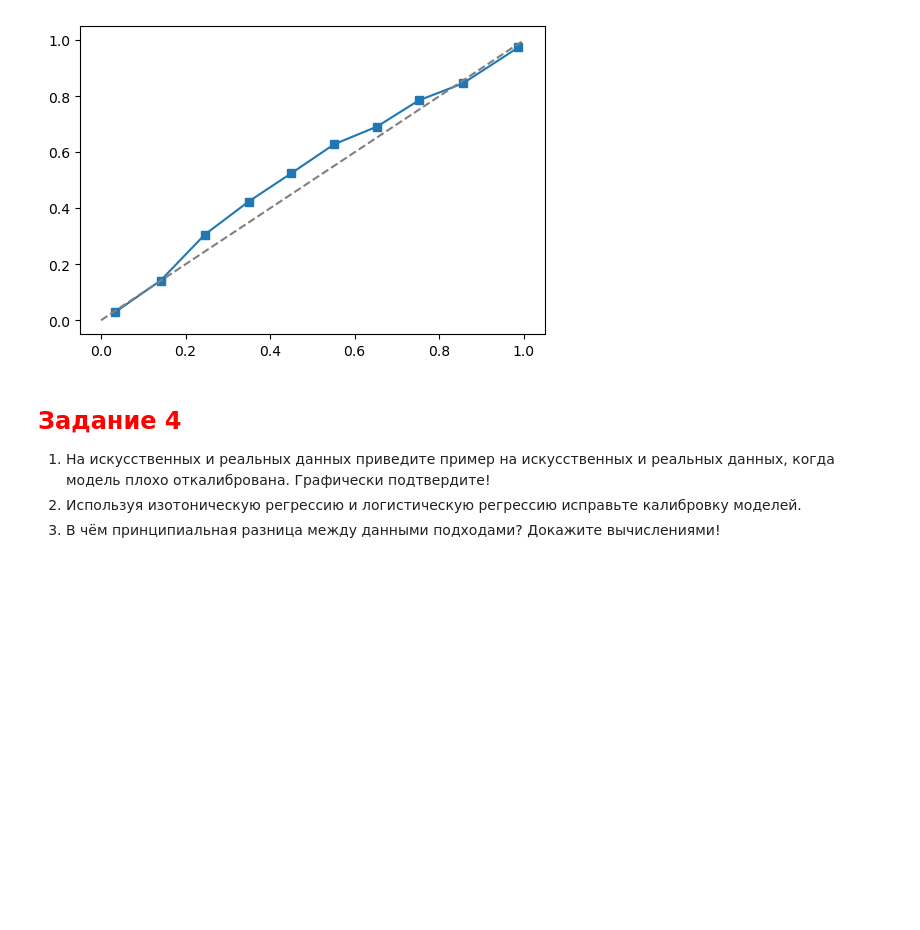
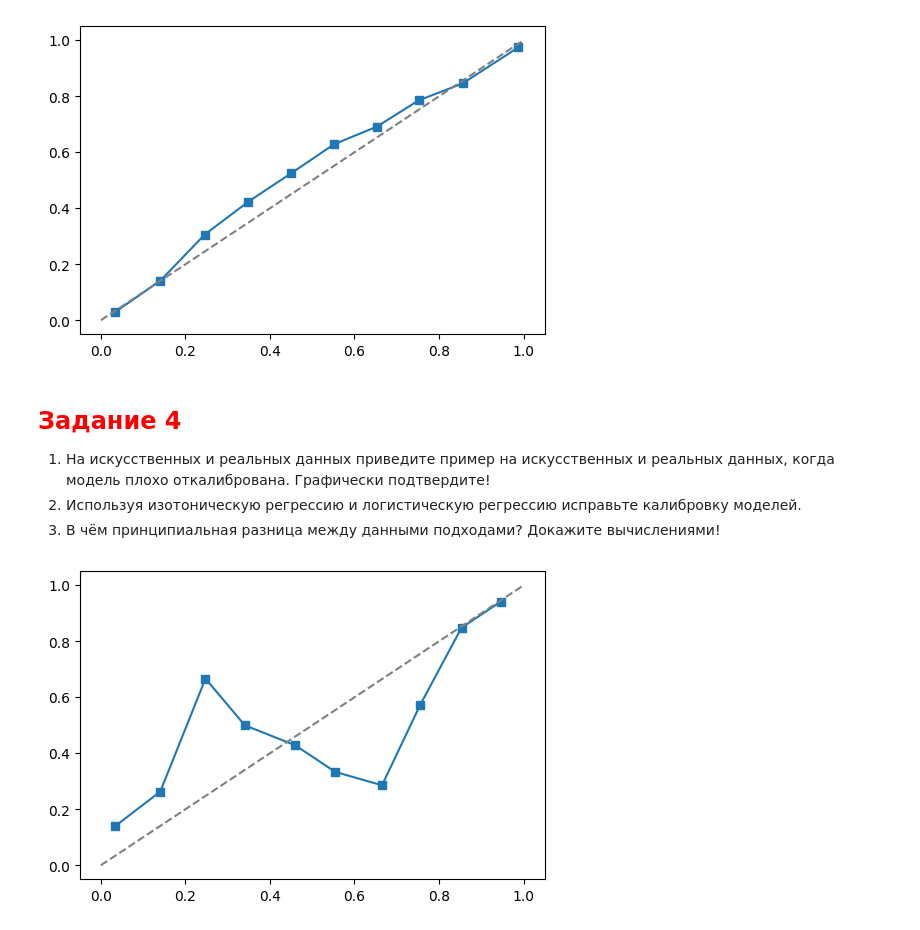
Before and after one commit to Dragoh54/MachineLearning-Labs, a Jupyter notebook: lab8/2024_ML_LR8_MACS.ipynb, the cells around one changed output. Drawn from its saved outputs; the diff is of its cells as text; code cells hidden in the pictures; blank space fills up the shorter version.

```diff
--- a/lab8/2024_ML_LR8_MACS.ipynb
+++ b/lab8/2024_ML_LR8_MACS.ipynb
@@ -687,3 +692,21 @@ plt.show()
 1. На искусственных и реальных данных приведите пример на искусственных и реальных данных, когда модель плохо откалибрована. Графически подтвердите!
 2. Используя изотоническую регрессию и логистическую регрессию исправьте калибровку моделей.
 3. В чём принципиальная разница между данными подходами? Докажите вычислениями!
+# %%
+# Создаем искусственные данные
+X, y = make_classification(n_samples=1000, n_features=20, n_informative=15, n_classes=2, random_state=RANDOM_STATE)
+X_train, X_test, y_train, y_test = train_test_split(X, y, test_size=0.2, random_state=RANDOM_STATE)
+
+nb_model = GaussianNB()
+nb_model.fit(X_train, y_train)
+y_probs_nb = nb_model.predict_proba(X_test)[:, 1]
+
+# Калибровочная кривая
+prob_true_nb, prob_pred_nb = calibration_curve(y_test, y_probs_nb, n_bins=10)
+
+plt.figure(figsize=(6, 4))
+plt.plot(prob_pred_nb, prob_true_nb, 's-')
+plt.plot([0, 1], [0, 1], '--', color='gray')
+plt.show()
+# %% [output]
+[figure, added]
```
Also changed, not shown: parts of 16 cells of this notebook.
